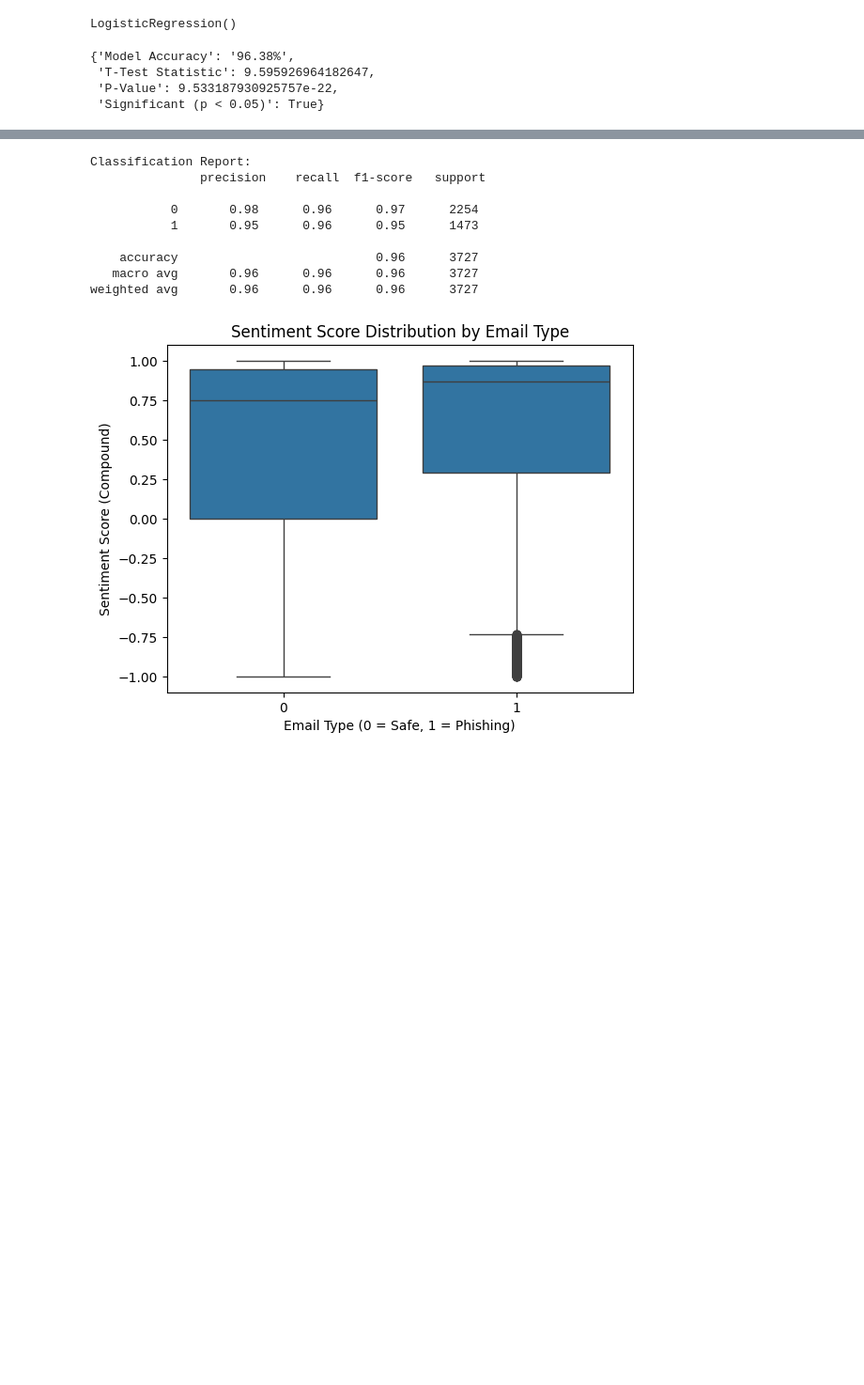
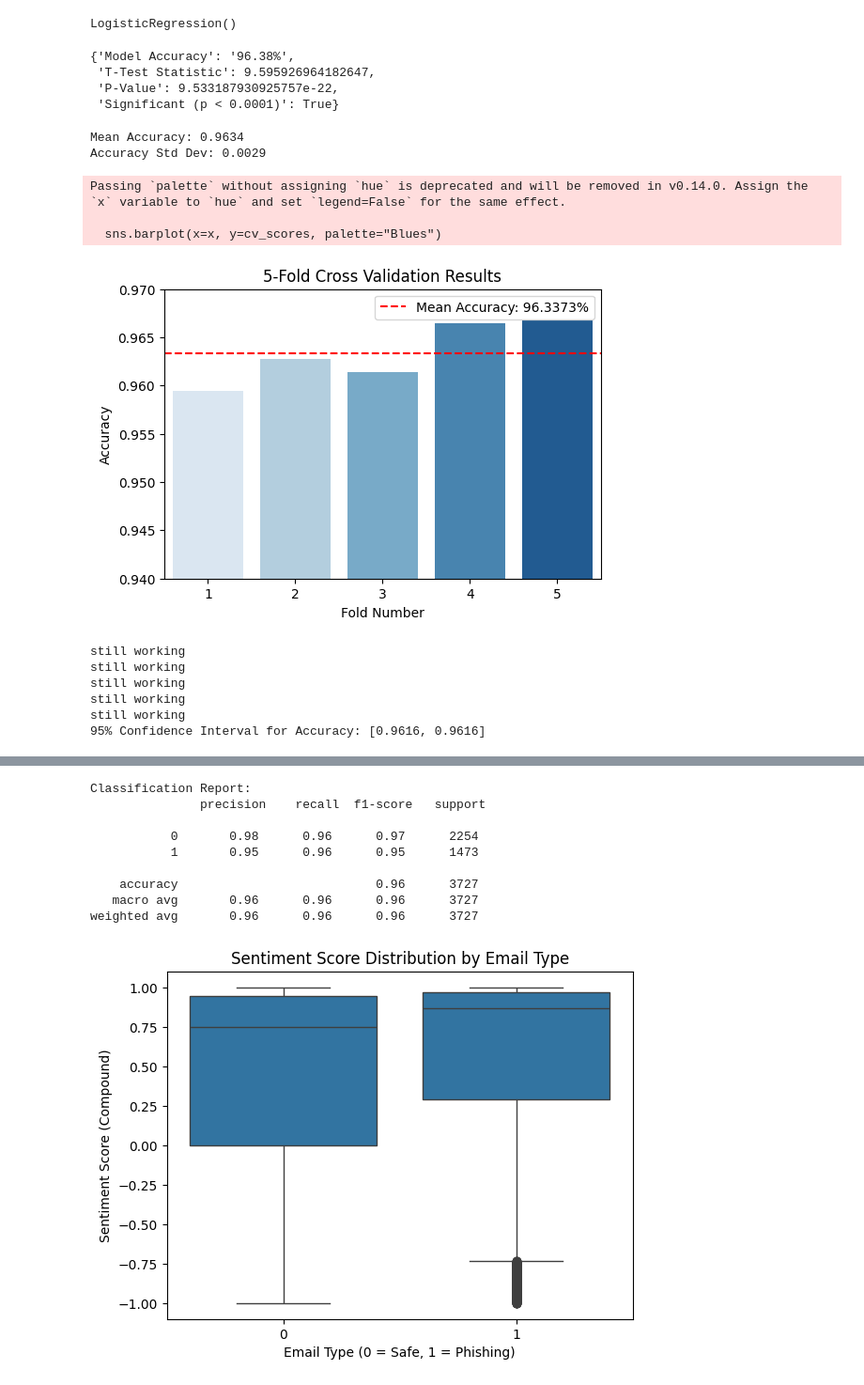
Before and after one commit to camigutie/DS4002-Project1, a Jupyter notebook: SCRIPTS/analysis.ipynb, the cells around one changed output, grey strips where cells are left out. Shown at 94% size. Cells and saved outputs as stored; diff of their text form; code cells hidden in the pictures; blank space fills up the shorter version.

```diff
--- a/SCRIPTS/analysis.ipynb
+++ b/SCRIPTS/analysis.ipynb
@@ -43,7 +45,7 @@ results = {
     'Model Accuracy': f"{accuracy:.2%}",
     'T-Test Statistic': float(t_stat),
     'P-Value': float(p_value),
-    'Significant (p < 0.05)': bool(p_value < 0.05)
+    'Significant (p < 0.0001)': bool(p_value < 0.0001)
 }
 
 results
@@ -51,4 +53,57 @@ results
 {'Model Accuracy': '96.38%',
  'T-Test Statistic': 9.595926964182647,
  'P-Value': 9.533187930925757e-22,
- 'Significant (p < 0.05)': True}
+ 'Significant (p < 0.0001)': True}
+# %%
+# 5-fold cross-validation
+cv_scores = cross_val_score(log_reg, X_train, y_train, cv=5, scoring='accuracy')
+mean_accuracy = np.mean(cv_scores)
+std_dev = np.std(cv_scores)
+
+print(f"Mean Accuracy: {mean_accuracy:.4f}")
+print(f"Accuracy Std Dev: {std_dev:.4f}")
+# %% [output]
+Mean Accuracy: 0.9634
+Accuracy Std Dev: 0.0029
+# %%
+x = range(1, 6)
+plt.figure(figsize=(6,4))
+sns.barplot(x=x, y=cv_scores, palette="Blues")
+plt.axhline(mean_accuracy, color='red', linestyle='dashed', label=f"Mean Accuracy: {mean_accuracy:.4%}")
+plt.ylim(0.94, 0.97)
+plt.xlabel("Fold Number")
+plt.ylabel("Accuracy")
+plt.title("5-Fold Cross Validation Results")
+plt.legend()
+plt.savefig('../OUTPUT/cross_val.png')
+plt.show()
+# %% [output]
+Passing `palette` without assigning `hue` is deprecated and will be removed in v0.14.0. Assign the `x` variable to `hue` and set `legend=False` for the same effect.
+
+  sns.barplot(x=x, y=cv_scores, palette="Blues")
+[figure, added]
+# %%
+# Number of bootstrap samples
+n_iterations = 500
+scores = []
+
+for i in range(n_iterations):
+    X_resampled, y_resampled = resample(X_train, y_train, random_state=100)
+    log_reg.fit(X_resampled, y_resampled)
+    y_pred = log_reg.predict(X_test)
+    if i % 100 == 0:
+        print('still working')
+    scores.append(accuracy_score(y_test, y_pred))
+
+# Compute 95% confidence interval
+lower = np.percentile(scores, 2.5)
+upper = np.percentile(scores, 97.5)
+
+print(f"95% Confidence Interval for Accuracy: [{lower:.4f}, {upper:.4f}]")
+# %% [output]
+still working
+still working
+still working
+still working
+still working
+95% Confidence Interval for Accuracy: [0.9616, 0.9616]
```
Also changed, not shown: parts of 8 cells of this notebook, 2 other files.
